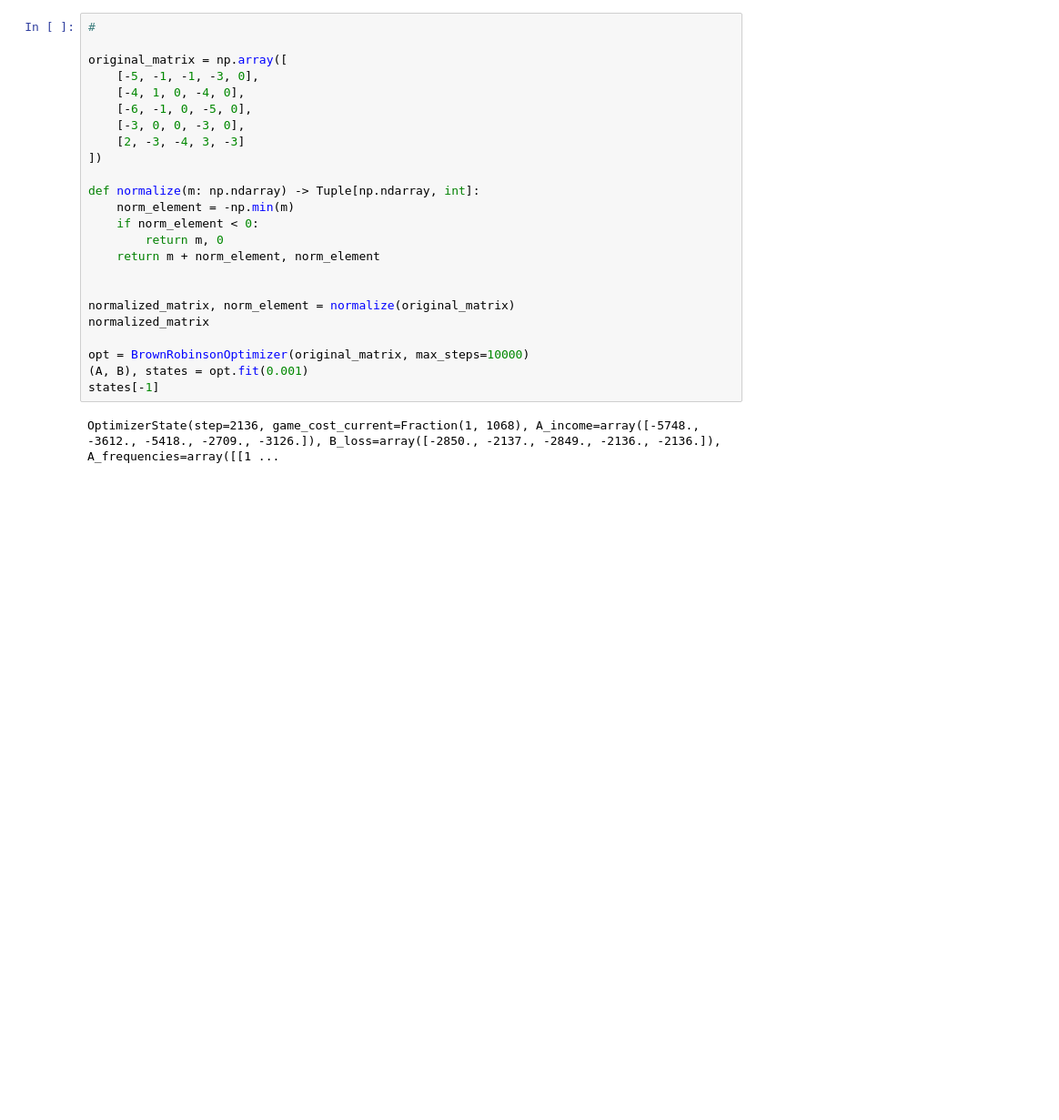
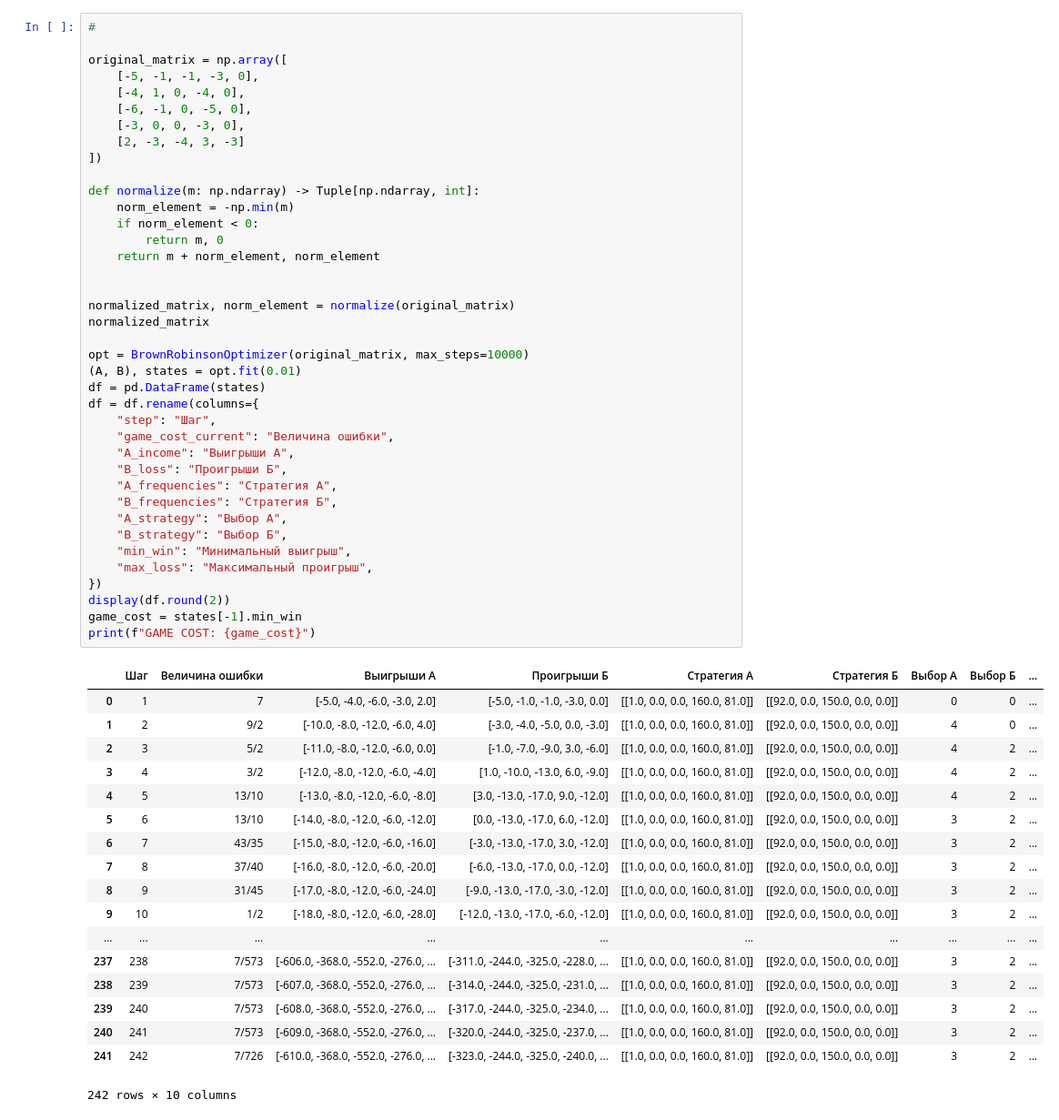
Before and after one commit to FakeEmperor/game-theory, a Jupyter notebook: GC_Homework.ipynb, the cells around one changed output. Shown at 91% size. Cells and saved outputs as stored; diff of their text form; blank space fills up the shorter version.

```diff
--- a/GC_Homework.ipynb
+++ b/GC_Homework.ipynb
@@ -36,26 +36,58 @@ Pretty printing has been turned OFF
 # %%
 #
 
 original_matrix = np.array([
     [-5, -1, -1, -3, 0],
     [-4, 1, 0, -4, 0],
     [-6, -1, 0, -5, 0],
     [-3, 0, 0, -3, 0],
     [2, -3, -4, 3, -3]
 ])
 
 def normalize(m: np.ndarray) -> Tuple[np.ndarray, int]:
     norm_element = -np.min(m)
     if norm_element < 0:
         return m, 0
     return m + norm_element, norm_element
 
 
 normalized_matrix, norm_element = normalize(original_matrix)
 normalized_matrix
 
 opt = BrownRobinsonOptimizer(original_matrix, max_steps=10000)
-(A, B), states = opt.fit(0.001)
-states[-1]
+(A, B), states = opt.fit(0.01)
+df = pd.DataFrame(states)
+df = df.rename(columns={
+    "step": "Шаг",
+    "game_cost_current": "Величина ошибки",
+    "A_income": "Выигрыши А",
+    "B_loss": "Проигрыши Б",
+    "A_frequencies": "Стратегия А",
+    "B_frequencies": "Стратегия Б",
+    "A_strategy": "Выбор А",
+    "B_strategy": "Выбор Б",
+    "min_win": "Минимальный выигрыш",
+    "max_loss": "Максимальный проигрыш",
+})
+display(df.round(2))
+game_cost = states[-1].min_win
+print(f"GAME COST: {game_cost}")
 # %% [output]
+|  | Шаг | Величина ошибки | Выигрыши А | Проигрыши Б | Стратегия А | Стратегия Б | Выбор А | Выбор Б | ... |
+| 0 | 1 | 7 | [-5.0, -4.0, -6.0, -3.0, 2.0] | [-5.0, -1.0, -1.0, -3.0, 0.0] | [[1.0, 0.0, 0.0, 160.0, 81.0]] | [[92.0, 0.0, 150.0, 0.0, 0.0]] | 0 | 0 | ... |
+| 1 | 2 | 9/2 | [-10.0, -8.0, -12.0, -6.0, 4.0] | [-3.0, -4.0, -5.0, 0.0, -3.0] | [[1.0, 0.0, 0.0, 160.0, 81.0]] | [[92.0, 0.0, 150.0, 0.0, 0.0]] | 4 | 0 | ... |
+| 2 | 3 | 5/2 | [-11.0, -8.0, -12.0, -6.0, 0.0] | [-1.0, -7.0, -9.0, 3.0, -6.0] | [[1.0, 0.0, 0.0, 160.0, 81.0]] | [[92.0, 0.0, 150.0, 0.0, 0.0]] | 4 | 2 | ... |
+| 3 | 4 | 3/2 | [-12.0, -8.0, -12.0, -6.0, -4.0] | [1.0, -10.0, -13.0, 6.0, -9.0] | [[1.0, 0.0, 0.0, 160.0, 81.0]] | [[92.0, 0.0, 150.0, 0.0, 0.0]] | 4 | 2 | ... |
+| 4 | 5 | 13/10 | [-13.0, -8.0, -12.0, -6.0, -8.0] | [3.0, -13.0, -17.0, 9.0, -12.0] | [[1.0, 0.0, 0.0, 160.0, 81.0]] | [[92.0, 0.0, 150.0, 0.0, 0.0]] | 4 | 2 | ... |
+| 5 | 6 | 13/10 | [-14.0, -8.0, -12.0, -6.0, -12.0] | [0.0, -13.0, -17.0, 6.0, -12.0] | [[1.0, 0.0, 0.0, 160.0, 81.0]] | [[92.0, 0.0, 150.0, 0.0, 0.0]] | 3 | 2 | ... |
+| 6 | 7 | 43/35 | [-15.0, -8.0, -12.0, -6.0, -16.0] | [-3.0, -13.0, -17.0, 3.0, -12.0] | [[1.0, 0.0, 0.0, 160.0, 81.0]] | [[92.0, 0.0, 150.0, 0.0, 0.0]] | 3 | 2 | ... |
+| 7 | 8 | 37/40 | [-16.0, -8.0, -12.0, -6.0, -20.0] | [-6.0, -13.0, -17.0, 0.0, -12.0] | [[1.0, 0.0, 0.0, 160.0, 81.0]] | [[92.0, 0.0, 150.0, 0.0, 0.0]] | 3 | 2 | ... |
+| 8 | 9 | 31/45 | [-17.0, -8.0, -12.0, -6.0, -24.0] | [-9.0, -13.0, -17.0, -3.0, -12.0] | [[1.0, 0.0, 0.0, 160.0, 81.0]] | [[92.0, 0.0, 150.0, 0.0, 0.0]] | 3 | 2 | ... |
+| 9 | 10 | 1/2 | [-18.0, -8.0, -12.0, -6.0, -28.0] | [-12.0, -13.0, -17.0, -6.0, -12.0] | [[1.0, 0.0, 0.0, 160.0, 81.0]] | [[92.0, 0.0, 150.0, 0.0, 0.0]] | 3 | 2 | ... |
+| ... | ... | ... | ... | ... | ... | ... | ... | ... | ... |
+| 237 | 238 | 7/573 | [-606.0, -368.0, -552.0, -276.0, ... | [-311.0, -244.0, -325.0, -228.0, ... | [[1.0, 0.0, 0.0, 160.0, 81.0]] | [[92.0, 0.0, 150.0, 0.0, 0.0]] | 3 | 2 | ... |
+| 238 | 239 | 7/573 | [-607.0, -368.0, -552.0, -276.0, ... | [-314.0, -244.0, -325.0, -231.0, ... | [[1.0, 0.0, 0.0, 160.0, 81.0]] | [[92.0, 0.0, 150.0, 0.0, 0.0]] | 3 | 2 | ... |
+| 239 | 240 | 7/573 | [-608.0, -368.0, -552.0, -276.0, ... | [-317.0, -244.0, -325.0, -234.0, ... | [[1.0, 0.0, 0.0, 160.0, 81.0]] | [[92.0, 0.0, 150.0, 0.0, 0.0]] | 3 | 2 | ... |
+| 240 | 241 | 7/573 | [-609.0, -368.0, -552.0, -276.0, ... | [-320.0, -244.0, -325.0, -237.0, ... | [[1.0, 0.0, 0.0, 160.0, 81.0]] | [[92.0, 0.0, 150.0, 0.0, 0.0]] | 3 | 2 | ... |
+| 241 | 242 | 7/726 | [-610.0, -368.0, -552.0, -276.0, ... | [-323.0, -244.0, -325.0, -240.0, ... | [[1.0, 0.0, 0.0, 160.0, 81.0]] | [[92.0, 0.0, 150.0, 0.0, 0.0]] | 3 | 2 | ... |
-OptimizerState(step=2136, game_cost_current=Fraction(1, 1068), A_income=array([-5748., -3612., -5418., -2709., -3126.]), B_loss=array([-2850., -2137., -2849., -2136., -2136.]), A_frequencies=array([[1 ...
+242 rows × 10 columns
```
Also changed, not shown: parts of 10 cells of this notebook, 7 other files.
